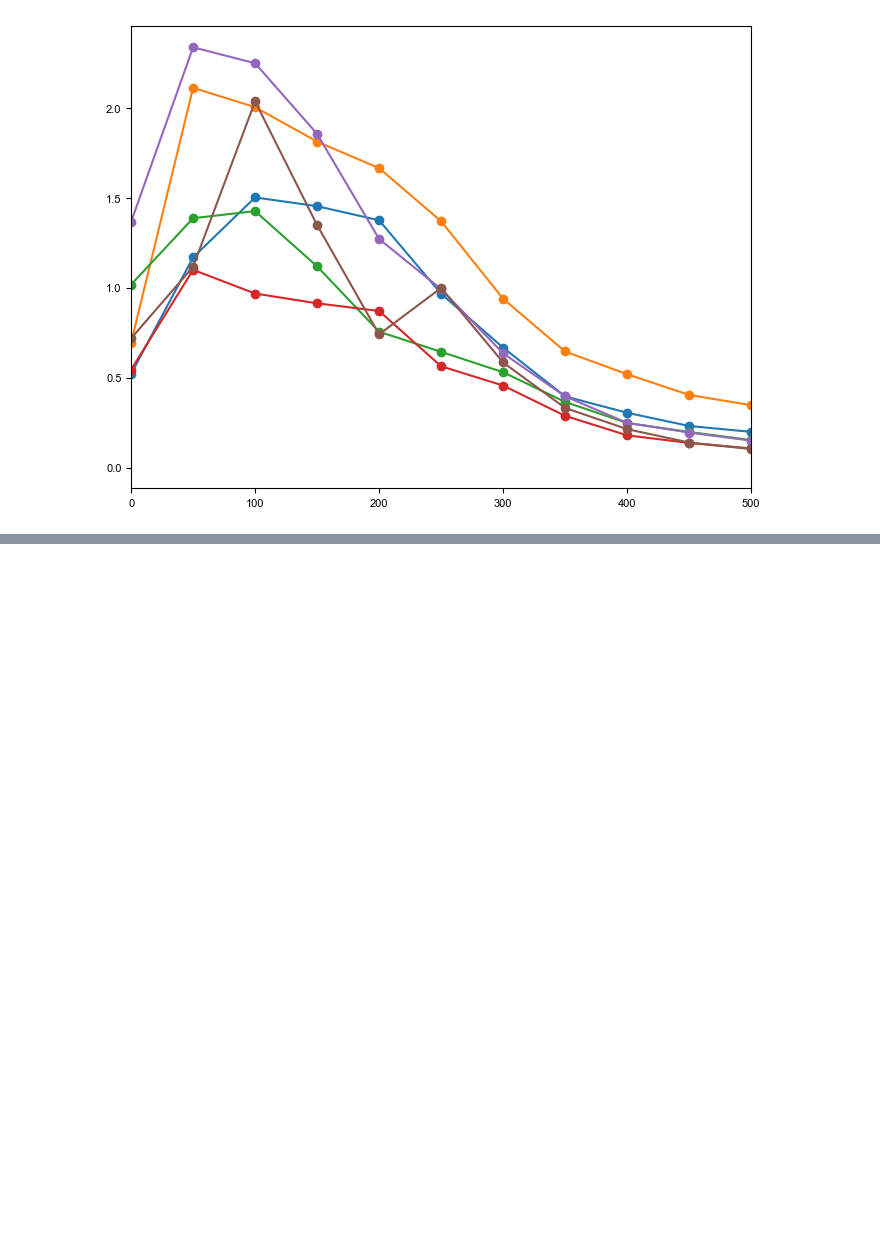
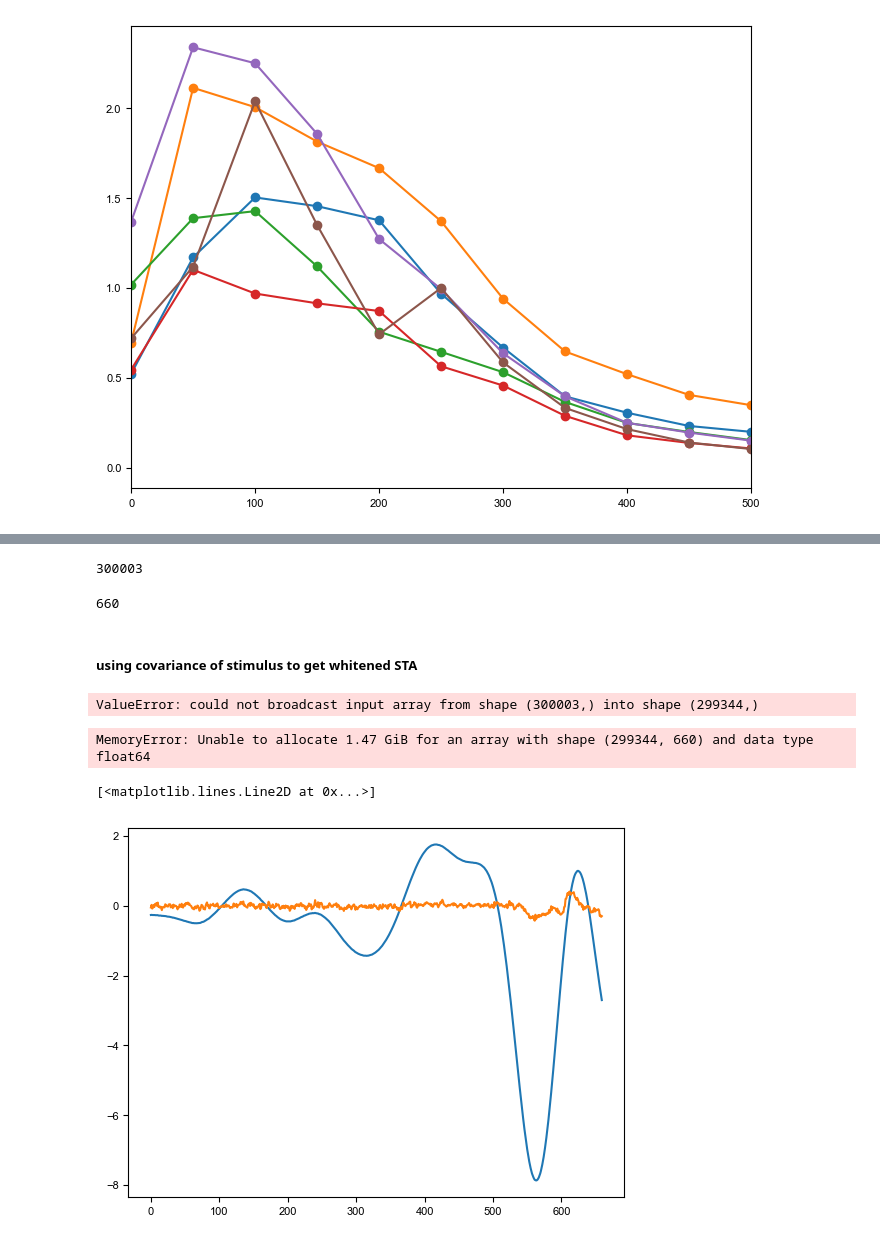
Before and after one commit to MeghnaAnand5/PiliferEphysAnalysis, a Jupyter notebook: 3b_STA_Features_frequencyTuning.ipynb, the cells around one changed output, grey strips where cells are left out. Cells and saved outputs as stored; diff of their text form; code cells hidden in the pictures; blank space fills up the shorter version.

```diff
--- a/3b_STA_Features_frequencyTuning.ipynb
+++ b/3b_STA_Features_frequencyTuning.ipynb
@@ -163,0 +189,10 @@ len(fft_smoothened)
+# %%
+len(WhiteNoise)
+# %% [output]
+300003
+# %%
+len(sta)
+# %% [output]
+660
+# %% [markdown]
+##### using covariance of stimulus to get whitened STA
@@ -163,0 +237,8 @@ len(fft_smoothened)
+# %%
+def whiten_sta_symmetric(Cp, STA_raw):
+    eigvals, eigvecs = np.linalg.eigh(Cp)
+
+    D_inv_sqrt = np.diag(1.0 / np.sqrt(eigvals))
+    Cp_inv_sqrt = eigvecs @ D_inv_sqrt @ eigvecs.T
+
+    return Cp_inv_sqrt @ STA_raw
@@ -163,0 +254,41 @@ len(fft_smoothened)
+# %%
+STA_white = compute_whitened_sta(WhiteNoise, sta)
+# %% [output]
+ValueError: could not broadcast input array from shape (300003,) into shape (299344,)
+# %%
+L = len(sta)
+T = len(WhiteNoise)
+T_eff = T - L + 1
+
+X = np.zeros((T_eff, L))
+
+for i in range(L):
+    start = i
+    end = T_eff + i
+    length = end - start
+    print(length)
+    X[:, i] = WhiteNoise[i : i + T_eff]
+# %% [output]
+MemoryError: Unable to allocate 1.47 GiB for an array with shape (299344, 660) and data type float64
+# %%
+from scipy.linalg import toeplitz
+
+def compute_Cp_fast(stim, L):
+    stim = stim - np.mean(stim)
+    T = len(stim)
+
+    acf = np.correlate(stim, stim, mode='full') / T
+    mid = len(acf) // 2
+
+    r = acf[mid:mid+L]
+
+    return toeplitz(r)
+# %%
+Cp = compute_Cp_fast(WhiteNoise, len(sta))
+STA_white = whiten_sta_symmetric(Cp, sta)
+# %%
+plt.plot(sta)
+plt.plot(STA_white)
+# %% [output]
+[<matplotlib.lines.Line2D at 0x...>]
+[figure, added]
```
Also changed, not shown: parts of 16 cells of this notebook.
